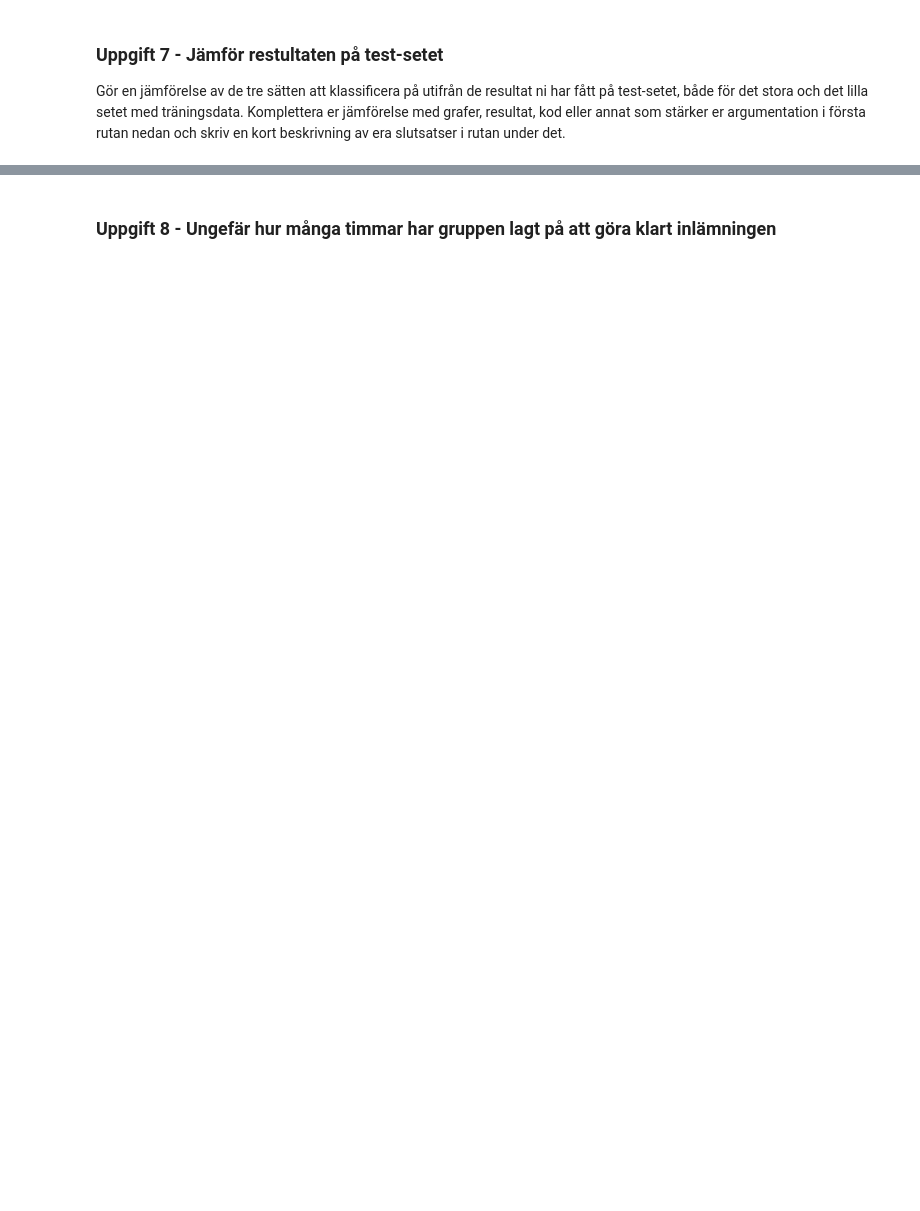
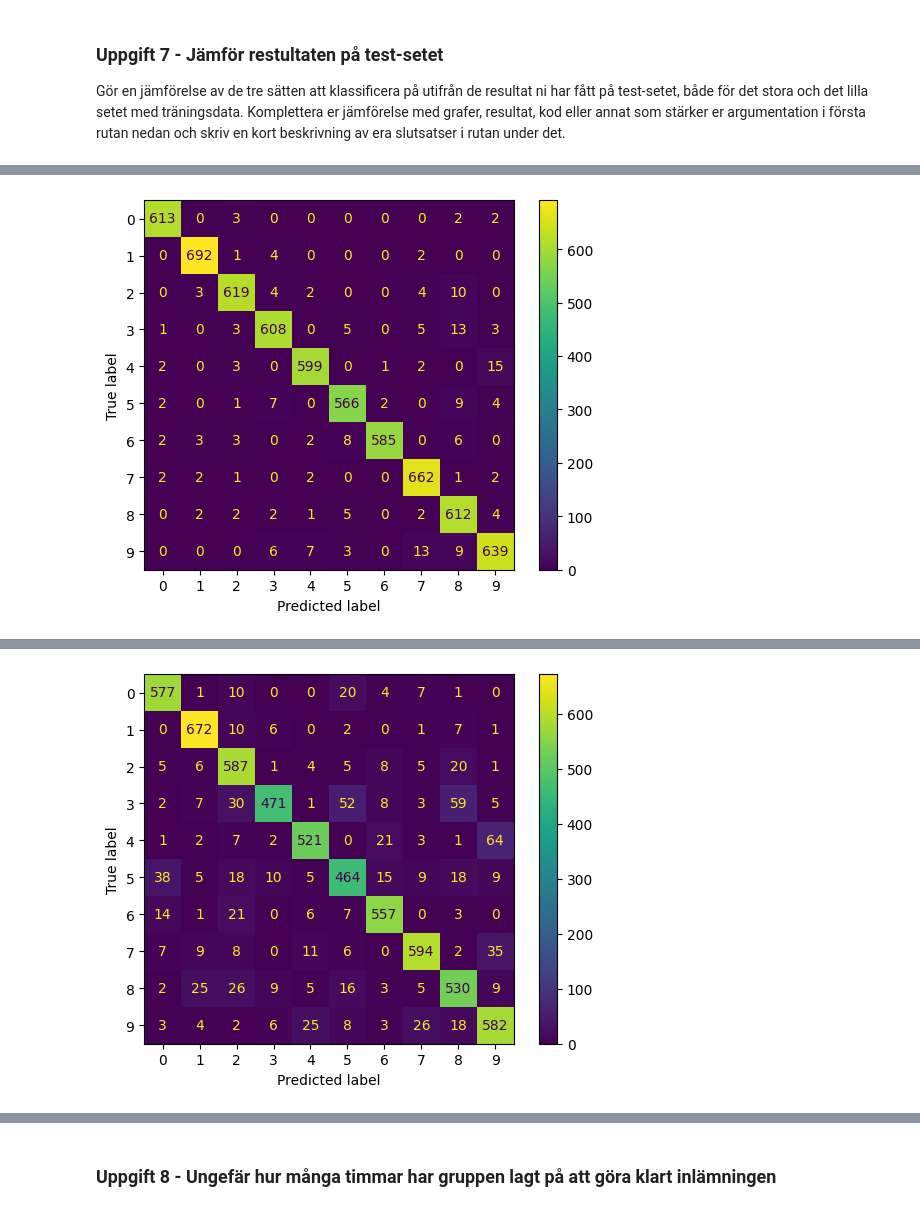
Before and after one commit to Gsson1337/Assignment3ML, a Jupyter notebook: ML_Assignment_3.ipynb, the cells around one changed output, grey strips where cells are left out. Saved outputs shown, nothing was run; the diff lists cells and outputs as text; code cells hidden in the pictures; blank space fills up the shorter version.

```diff
--- a/ML_Assignment_3.ipynb
+++ b/ML_Assignment_3.ipynb
@@ -525,3 +561,11 @@ Accuracy: 97.19
 Experimentera er fram till en SVM-modell som presterar bra (>95% accuracy) på det stora träningssetet genom att uppdatera och ändra modellen i Uppgift 5.2.
 
 Jämför sedan resultatet med en kopia av samma modell som man tränar om med det lilla datasetet. Printa båda modellernas accuracy och deras respektive confusion matrix.
+# %%
+#Some extra code
+dense_net = DenseNet()
+net_filename = "net.txt"
+
+
+network_state_dict = torch.load('./results/{}.pth'.format(net_filename))
+dense_net.load_state_dict(network_state_dict)
@@ -588,3 +683,20 @@ ConvModel(
 Gör en jämförelse av de tre sätten att klassificera på utifrån de resultat ni har fått på test-setet, både för det stora och det lilla setet med träningsdata. Komplettera er jämförelse med grafer, resultat, kod eller annat som stärker er argumentation i första rutan nedan och skriv en kort beskrivning av era slutsatser i rutan under det.
 # %%
 # CODE HERE
+filenames = ["net.txt","net_small.txt", "conv_net.txt"]
+types = [DenseNet(),DenseNet(),ConvModel()]
+for i,net in zip(filenames,types):
+
+    network_state_dict = torch.load('./results/{}.pth'.format(i))
+    net.load_state_dict(network_state_dict)
+    print(i)
+    testsmall, cm2 = test(net, val_dload)
+    disp = ConfusionMatrixDisplay(confusion_matrix=cm2)
+    disp.plot()
+    plt.show()
+print("SVM")
+evaluate_svm_model(svm_model, val_X, val_y)
+
+print("SVM-Small")
+evaluate_svm_model(svm_model_small, val_X, val_y)
+# %% [output]
@@ -590,0 +705 @@ Gör en jämförelse av de tre sätten att klassificera på utifrån de resultat
+[figure, added]
@@ -590,0 +708 @@ Gör en jämförelse av de tre sätten att klassificera på utifrån de resultat
+[figure, added]
```
Also changed, not shown: parts of 16 cells of this notebook, 4 other files.
